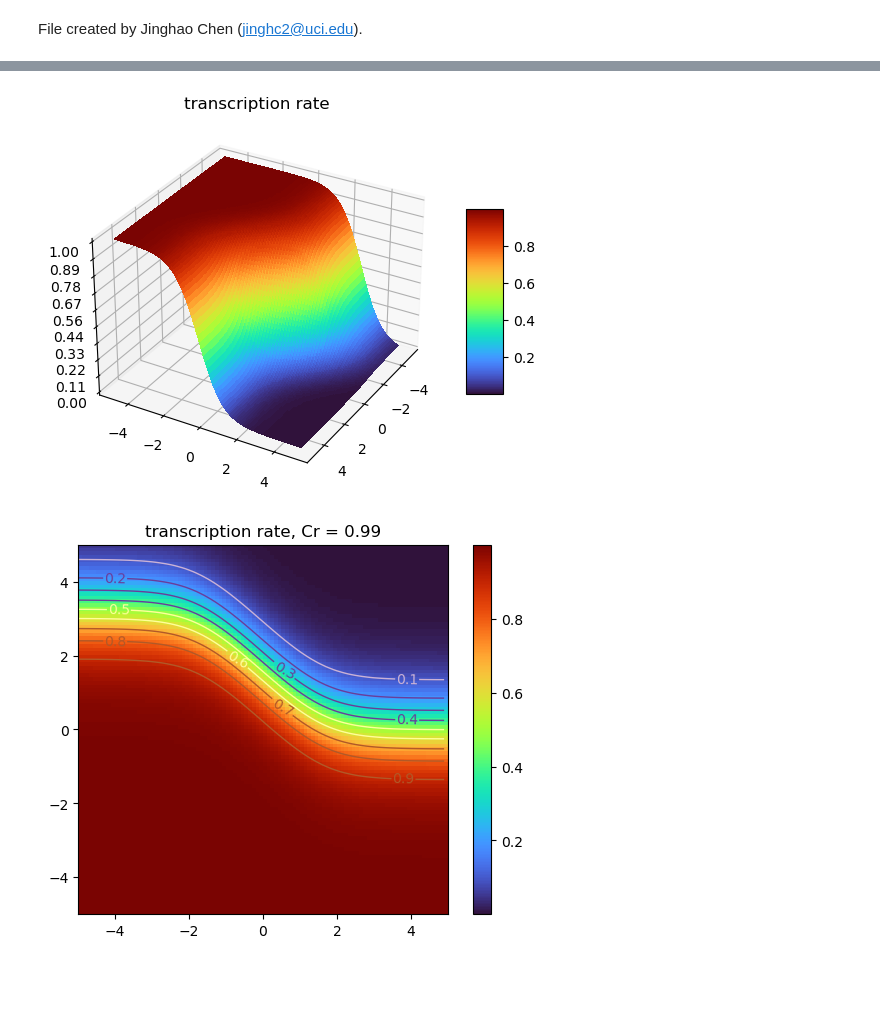
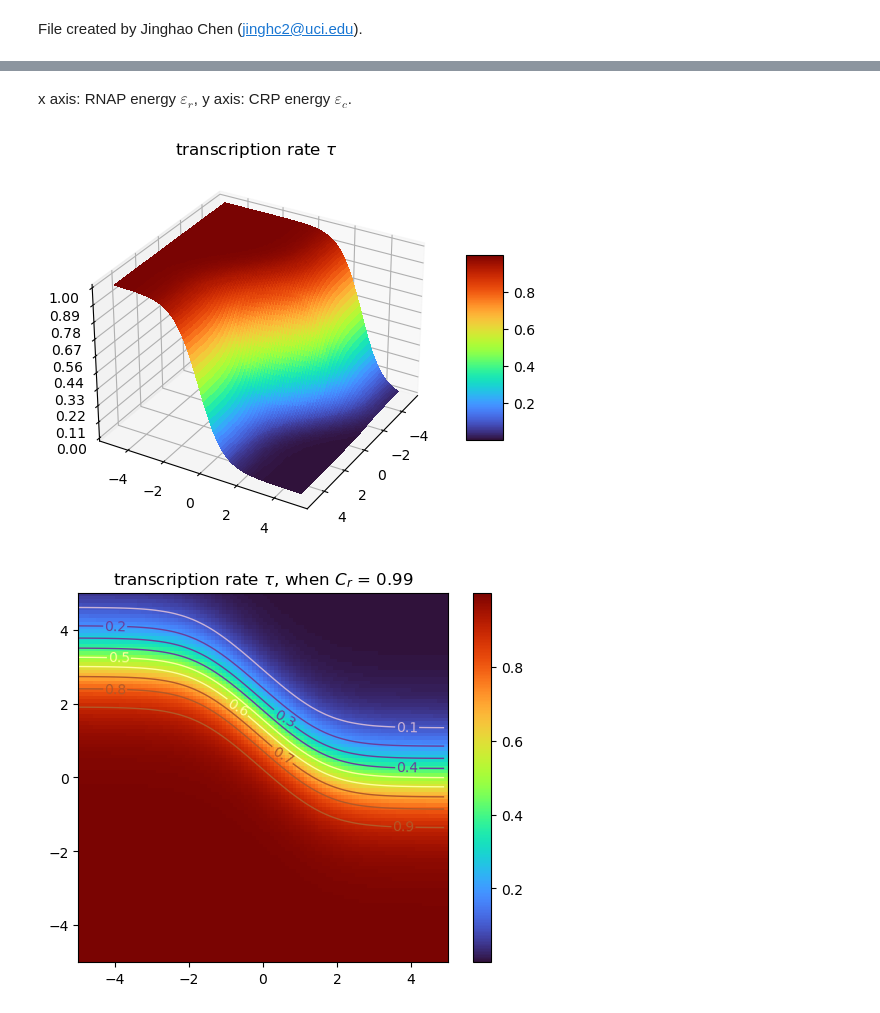
Before and after one commit to Chenovski/MSGI2023, a Jupyter notebook: Transcription Rate Model/230726_transcription_rate_model_investigation.ipynb, the cells around one changed output, grey strips where cells are left out. Drawn from its saved outputs; the diff is of its cells as text; code cells hidden in the pictures; blank space fills up the shorter version.

```diff
--- a/Transcription Rate Model/230726_transcription_rate_model_investigation.ipynb
+++ b/Transcription Rate Model/230726_transcription_rate_model_investigation.ipynb
@@ -37,3 +37,5 @@ show()
+# %% [markdown]
+x axis: RNAP energy $\varepsilon_r$, y axis: CRP energy $\varepsilon_c$.
 # %%
 from mpl_toolkits.mplot3d import Axes3D
 from matplotlib import cm
@@ -48,29 +50,30 @@ ax.zaxis.set_major_locator(LinearLocator(10))
 ax.zaxis.set_major_formatter(FormatStrFormatter('%.02f'))
 fig.colorbar(surf, shrink=0.5, aspect=5)
 ax.view_init(azim=30, elev=30)
-title('transcription rate')
+title('transcription rate $\\tau$')
 plt.show()
 # %% [output]
-[figure, old version]
+[figure, new version]
 # %%
 from IPython import display
 # %%
 for Cr in arange(.01,1,.01):
     display.clear_output(wait=True);
     Tau = tau_func(Ec,Er,Ei,Cc,Cr,RT,tau_max) # evaluation of the function on the grid
 
     im = imshow(Tau,cmap=cm.turbo,extent=[-xscale,xscale,-yscale,yscale]) # drawing the function
     # adding the Contour lines with labels
     cset = contour(ec,er,Tau,arange(-2,1,0.1),linewidths=1,cmap=cm.Paired)
     clabel(cset,inline=True,fmt='%1.1f',fontsize=10)
     colorbar(im) # adding the colobar on the right
-    title('transcription rate, Cr = %.2f' % Cr)
+    title('transcription rate $\\tau$, when $C_r$ = %.2f' % Cr)
     show()
     plt.pause(.01)
 
+
 Cr = 0.5;# set back
 # %% [output]
-[figure, old version]
+[figure, new version]
 # %%
 for Cr in arange(.05,1,.05):
     display.clear_output(wait=True);
```
Also changed, not shown: parts of 3 cells of this notebook.
